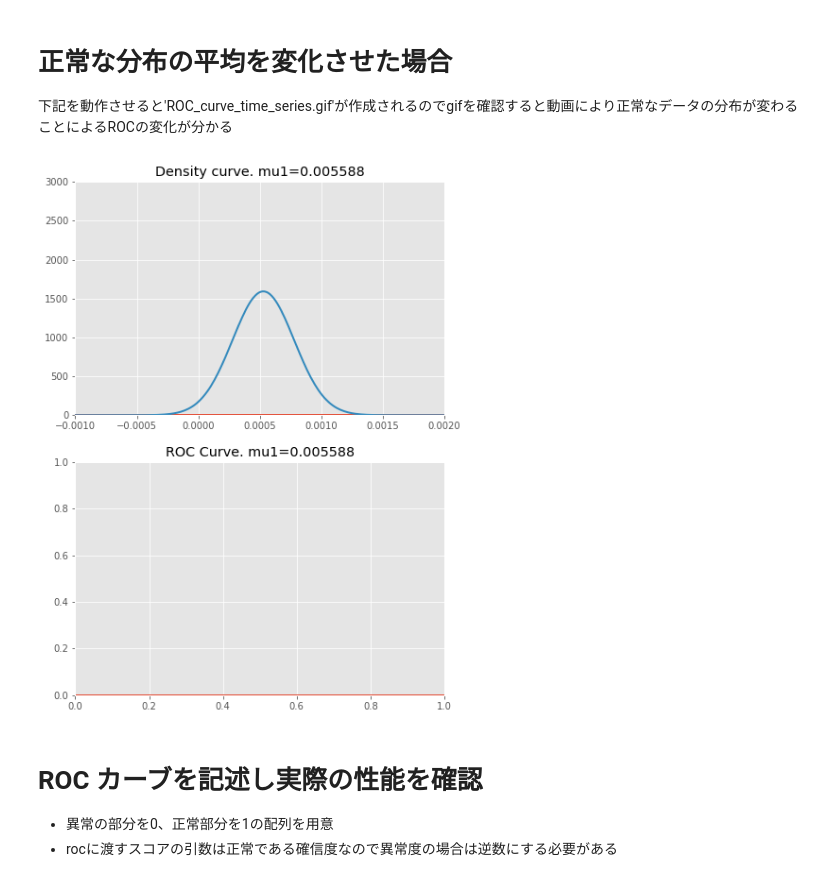
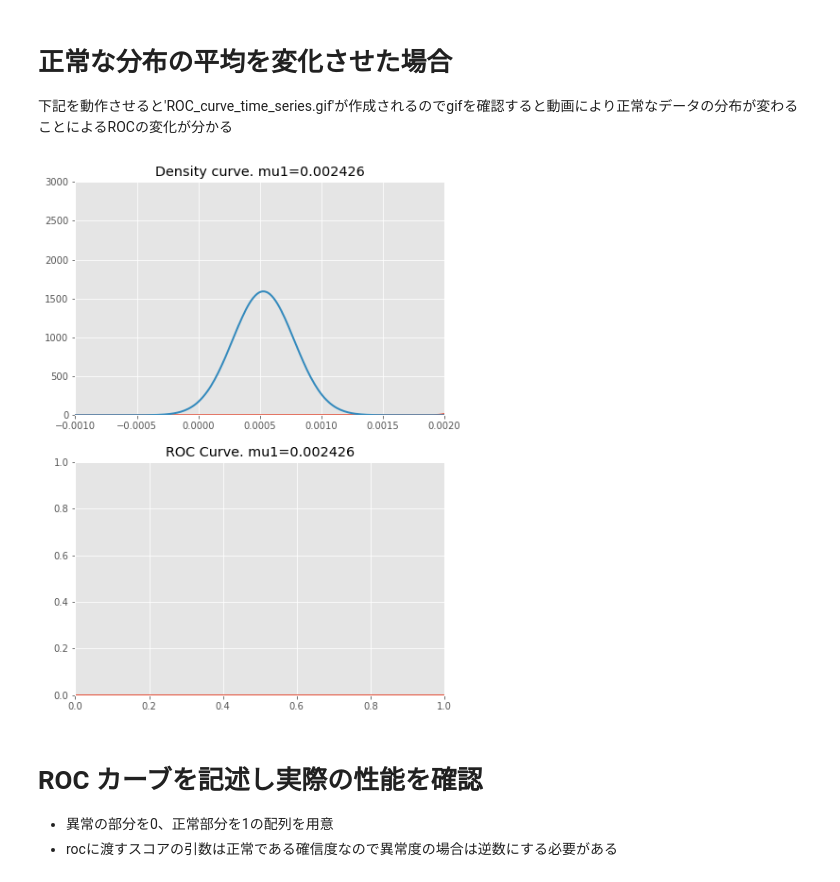
Before and after one commit to SnowMasaya/time_series_anomaly_detect_hands_on, a Jupyter notebook: advanced/time_series_anomaly_detect_keras.ipynb, the cells around one changed output. Saved outputs shown, nothing was run; the diff lists cells and outputs as text; code cells hidden in the pictures.

```diff
--- a/advanced/time_series_anomaly_detect_keras.ipynb
+++ b/advanced/time_series_anomaly_detect_keras.ipynb
@@ -614,35 +612,35 @@ def animate(nframe):
     sd2 = mse_value_anomaly_std_global
 
     # 分布の準備
     x1 = st.norm.pdf(xx, loc=mu1, scale=sd1)
     x2 = st.norm.pdf(xx, loc=mu2, scale=sd2)
     cx1 = st.norm.cdf(xx, loc=mu1, scale=sd1)
     cx2 = st.norm.cdf(xx, loc=mu2, scale=sd2)
 
     # Graph描画
     plt.subplot(211)
     plt.title("Density curve. mu1=%f"%mu1)
     plt.xlim(xmin, xmax)
     plt.ylim(0,3000)
     ln1, = plt.plot([], [], linewidth=2, zorder = 200, animated=True)
     ln1.set_data(xx, x1)
     ln2, = plt.plot([], [], linewidth=2, zorder = 200, animated=True)
     ln2.set_data(xx, x2)
 
     plt.subplot(212)
     plt.title("ROC Curve. mu1=%f"%(mu1))
     plt.xlim(0,1)
     plt.ylim(0,1)
     plt.plot(cx2, cx1, linewidth=2)
 
     return ln1, ln2
 
-num_frame = 25
+num_frame = 13
 fig = plt.figure(figsize=(7,10))
 anim = ani.FuncAnimation(fig, animate, frames=num_frame, blit=True)
 anim.save('ROC_curve_time_series.gif', writer='imagemagick', fps=2, dpi=64)
 # %% [output]
-[figure, old version]
+[figure, new version]
 # %% [markdown]
 # ROC カーブを記述し実際の性能を確認
 - 異常の部分を0、正常部分を1の配列を用意
```
Also changed, not shown: parts of 2 cells of this notebook.
